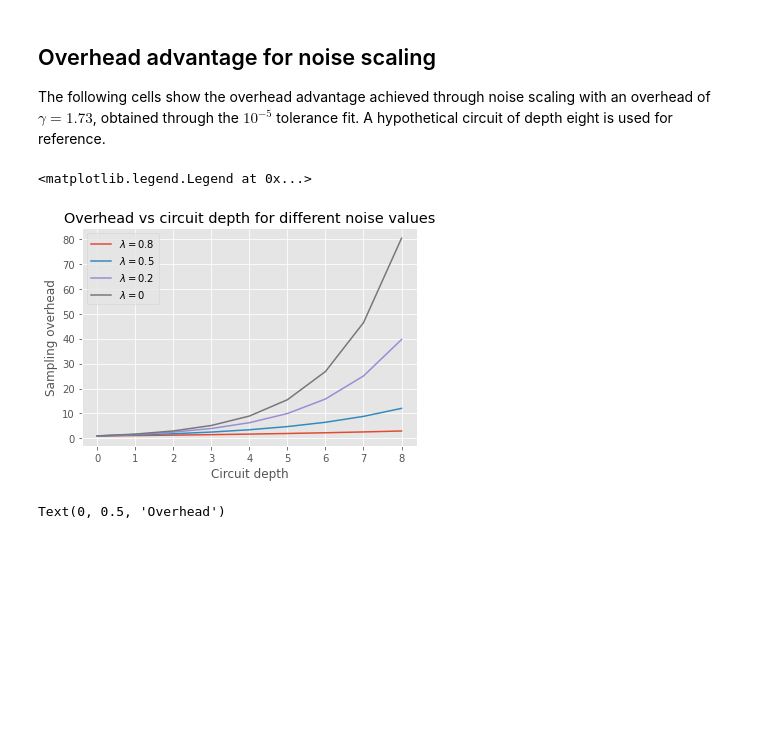
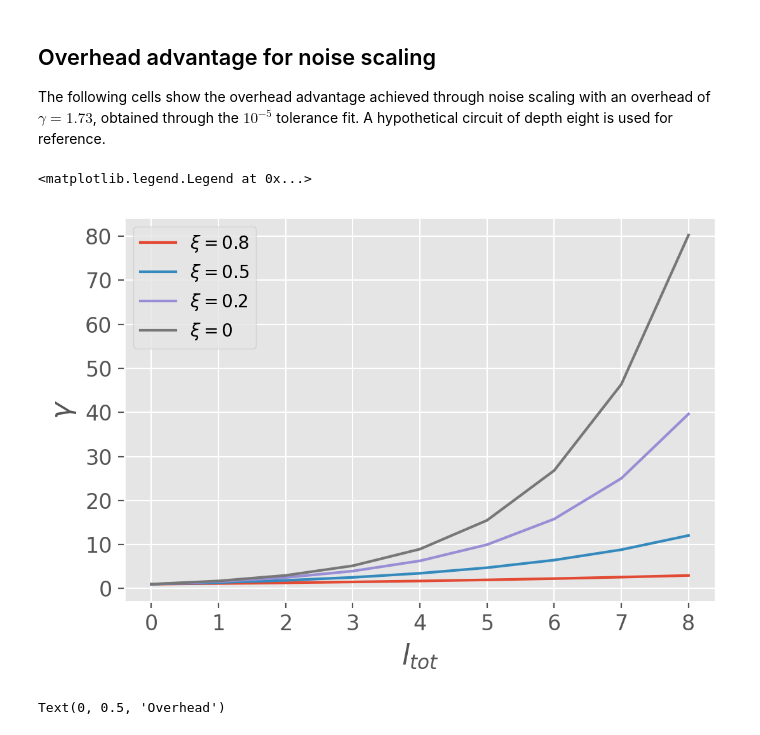
Before and after one commit to benmcdonough20/NEPEC_on_Hardware, a Jupyter notebook: PyGSTi_Mitiq/MitiqQPDRepresentation.ipynb, the cells around one changed output. Drawn from its saved outputs; the diff is of its cells as text; code cells hidden in the pictures; blank space fills up the shorter version.

```diff
--- a/PyGSTi_Mitiq/MitiqQPDRepresentation.ipynb
+++ b/PyGSTi_Mitiq/MitiqQPDRepresentation.ipynb
@@ -180,18 +178,19 @@ QPD with 29 operators and overhead 1.0564030091714847 and distance to ideal matr
 The following cells show the overhead advantage achieved through noise scaling with an overhead of $\gamma = 1.73$, obtained through the $10^{-5}$ tolerance fit. A hypothetical circuit of depth eight is used for reference.
 # %%
 ax = np.arange(9)
+plt.figure(figsize=(6,4), dpi = 200)
 gamma = 1.73
 lmbdas = [.8,.5,.2,0]
 for lmbda in lmbdas:
     plt.plot(ax, [(gamma-lmbda*(gamma-1))**n for n in ax])
 
-plt.title("Overhead vs circuit depth for different noise values")
-plt.xlabel("Circuit depth")
-plt.ylabel("Sampling overhead")
-plt.legend([r"$\lambda = $" + str(lmbda) for lmbda in lmbdas])
+plt.xlabel(r"$l_{tot}$", fontsize = 16)
+plt.ylabel(r"$\gamma$", fontsize = 16)
+plt.tick_params(axis= "both", labelsize = 12)
+plt.legend([r"$\xi = $" + str(lmbda) for lmbda in lmbdas])
 # %% [output]
 <matplotlib.legend.Legend at 0x...>
-[figure, old version]
+[figure, new version]
 # %%
 xax = np.linspace(0,1, 100)
 plt.plot(xax, [(gamma-lmbda*(gamma-1))**8 for lmbda in xax])
```
Also changed, not shown: parts of 3 cells of this notebook, 12 other files.
